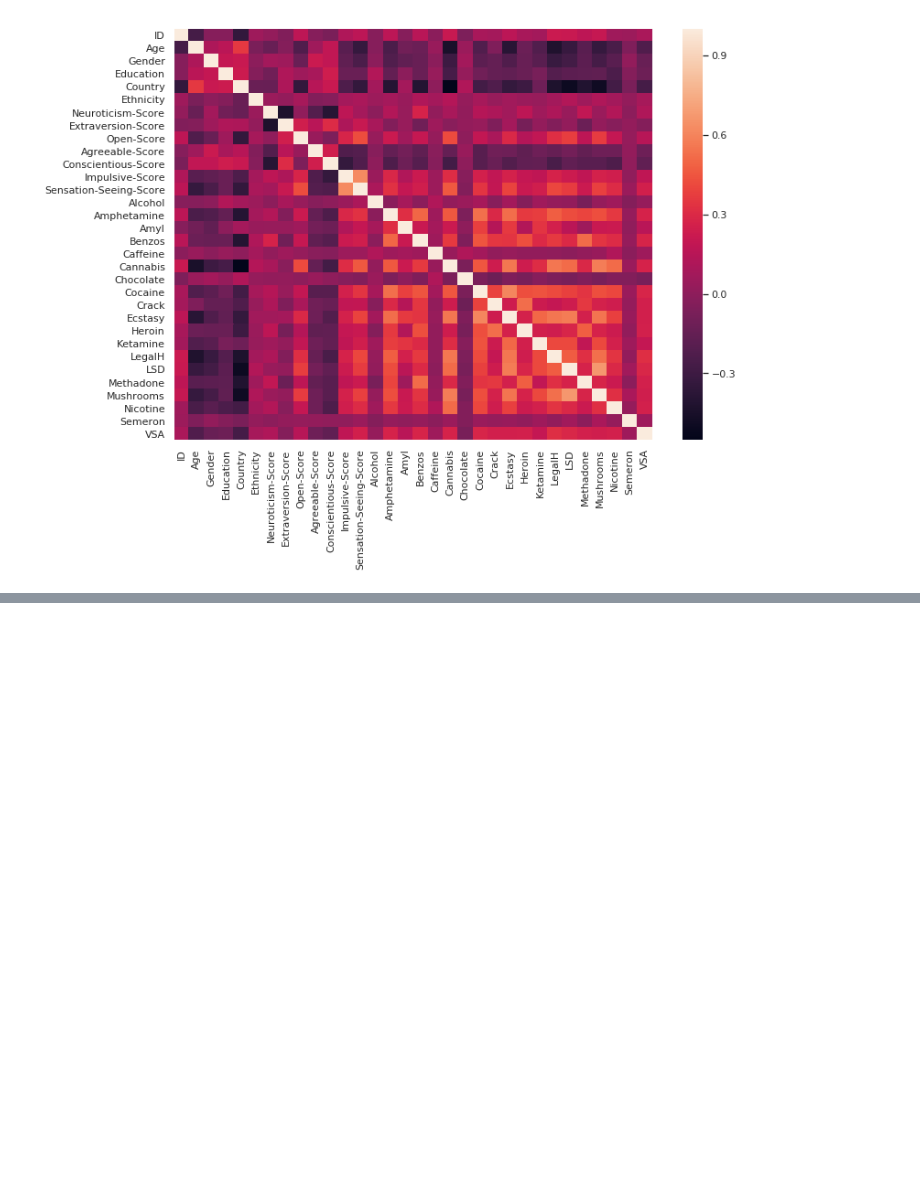
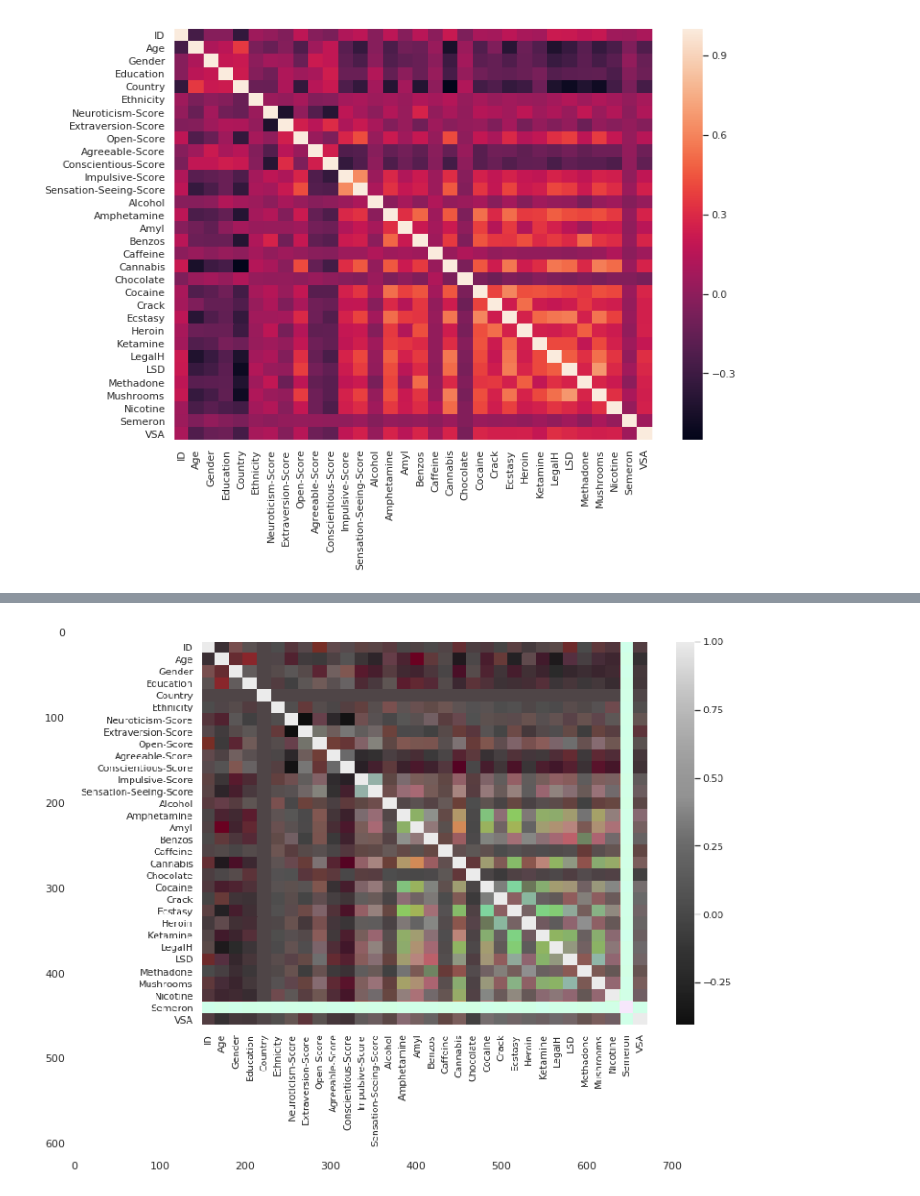
Before and after one commit to coopwilliams/Big-5-Traits-and-Recreational-Drugs, a Jupyter notebook: Big5_drugs_exploration.ipynb, the cells around one changed output, grey strips where cells are left out. Cells and saved outputs as stored; diff of their text form; code cells hidden in the pictures; blank space fills up the shorter version.

Commit message:
Added Correlation Diff for UK vs. USA

```diff
--- a/Big5_drugs_exploration.ipynb
+++ b/Big5_drugs_exploration.ipynb
@@ -186,0 +188,2 @@ uk = df_country[6]
+# %%
+diff_uk_usa = files.upload()
@@ -186,0 +193,13 @@ uk = df_country[6]
+# %%
+from io import BytesIO
+from PIL import Image
+import matplotlib.pyplot as plt
+
+image1 = Image.open(BytesIO(diff_uk_usa['corr-diff_usa-uk.png']))
+
+plt.figure(figsize=(20,10))
+plt.imshow(image1)
+plt.grid(b=None)
+plt.show()
+# %% [output]
+[figure, added]
```
Also changed, not shown: parts of 5 cells of this notebook.
